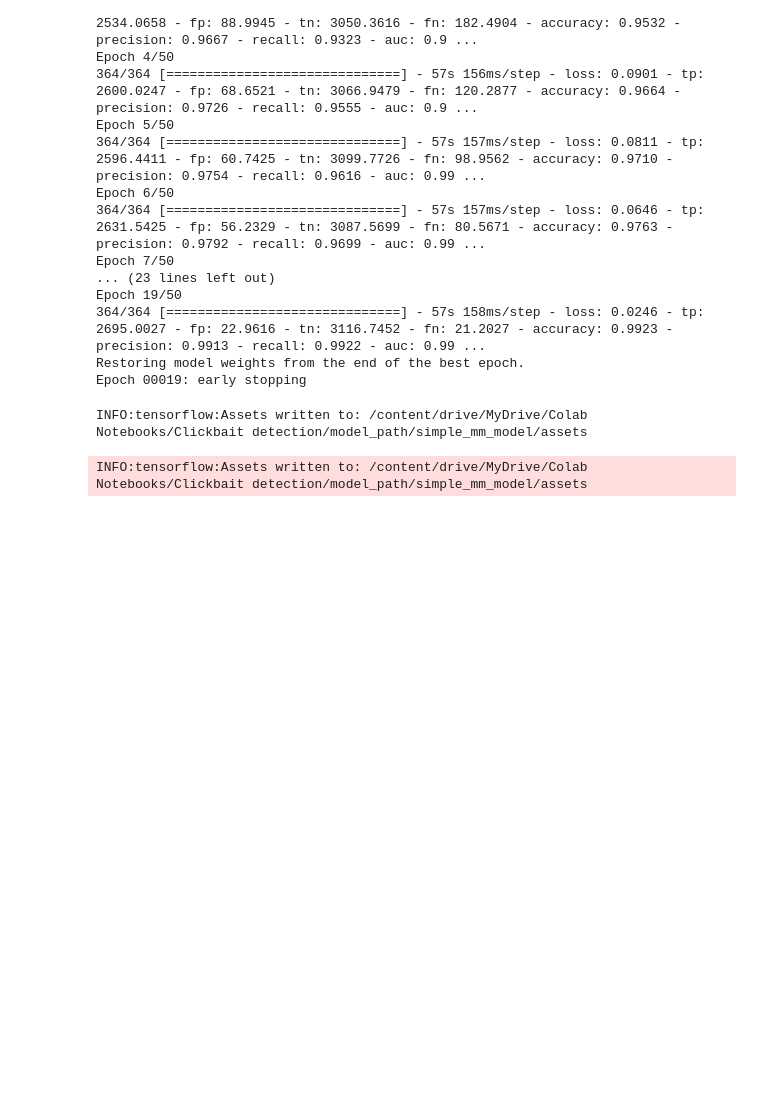
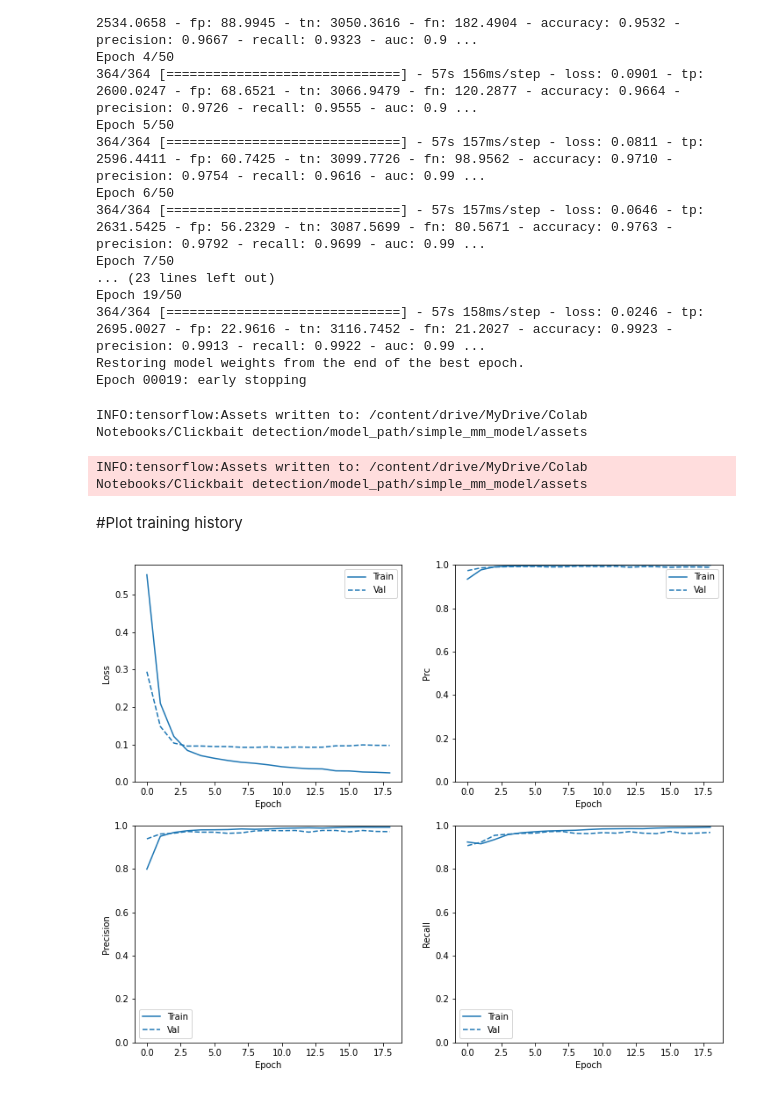
Before and after one commit to rahul94jh/MSC-Research, a Jupyter notebook: clickbait_mm_transfer_learning_tfrec.ipynb, the cells around one changed output. Saved outputs shown, nothing was run; the diff lists cells and outputs as text; code cells hidden in the pictures; blank space fills up the shorter version.

```diff
--- a/clickbait_mm_transfer_learning_tfrec.ipynb
+++ b/clickbait_mm_transfer_learning_tfrec.ipynb
@@ -352,3 +472,9 @@ final_model.save('/content/drive/MyDrive/Colab Notebooks/Clickbait detection/mod
 # %% [output]
 INFO:tensorflow:Assets written to: /content/drive/MyDrive/Colab Notebooks/Clickbait detection/model_path/simple_mm_model/assets
 INFO:tensorflow:Assets written to: /content/drive/MyDrive/Colab Notebooks/Clickbait detection/model_path/simple_mm_model/assets
+# %% [markdown]
+#Plot training history
+# %%
+plot_metrics(history)
+# %% [output]
+[figure, added]
```
Also changed, not shown: parts of 9 cells of this notebook.
